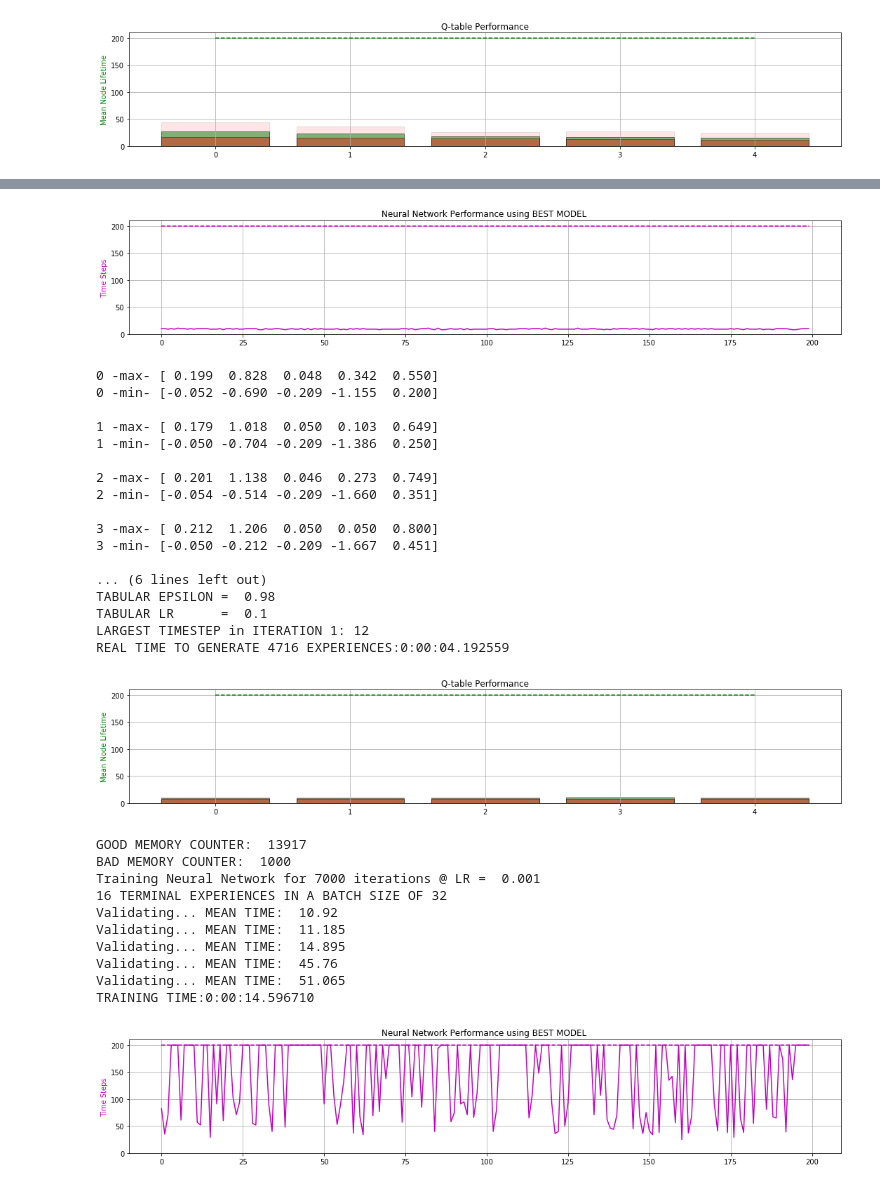
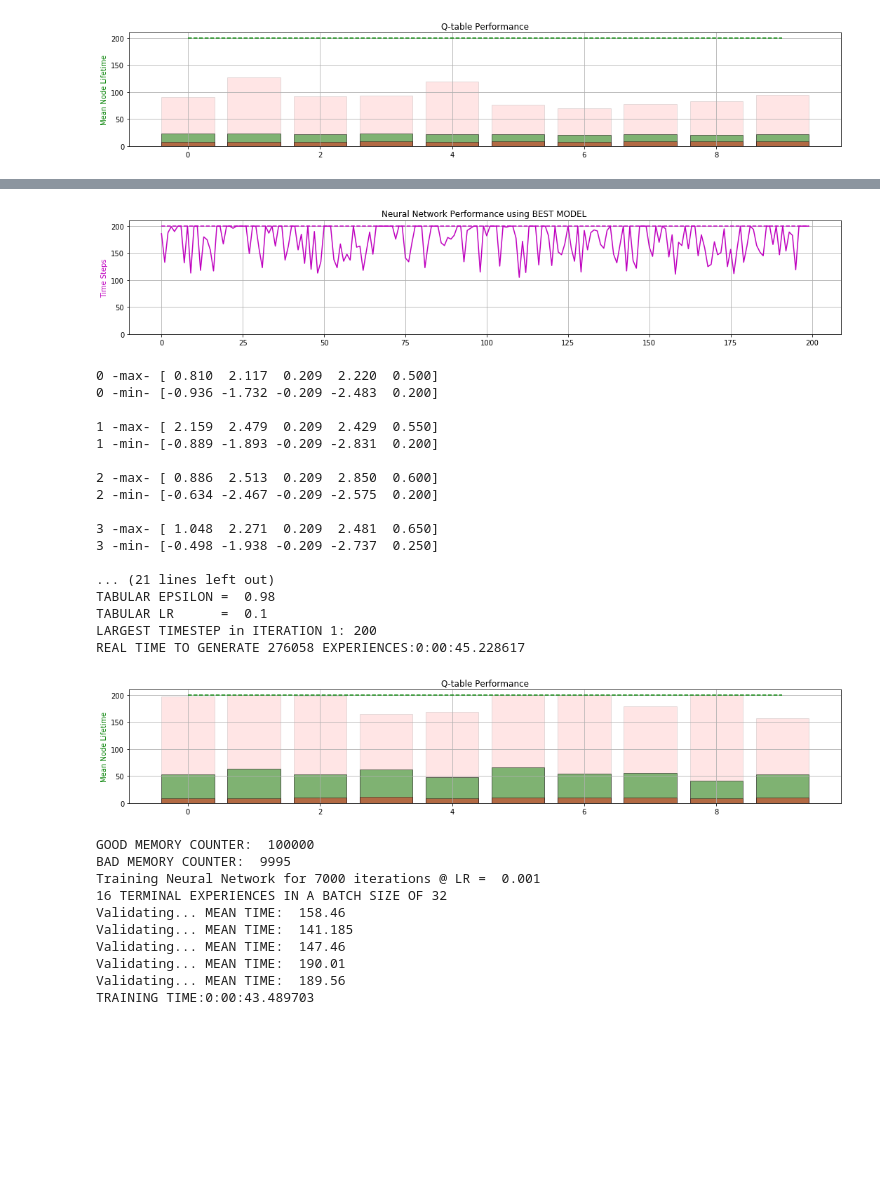
Before and after one commit to 5mali/eco_cartpole, a Jupyter notebook: ECO/ECO_B.ipynb, the cells around one changed output, grey strips where cells are left out. Saved outputs shown, nothing was run; the diff lists cells and outputs as text; code cells hidden in the pictures; blank space fills up the shorter version.

```diff
--- a/ECO/ECO_B.ipynb
+++ b/ECO/ECO_B.ipynb
@@ -85,7 +85,7 @@ TARGET_REPLACE_ITER = 100   # target update frequency
 TERMINAL_BIAS       = 0.5   # no. of terminal memories in batch
 MIN_MEMORY_CAP      = 100000
 # %%
-MAX_NO_OF_ITERATIONS = 10
+MAX_NO_OF_ITERATIONS = 30
 MAX_NN_ITERATIONS    = 7000
 print("Number of ITERATIONS: ",MAX_NO_OF_ITERATIONS)
 # %% [output]
@@ -214,15 +214,15 @@ C_VEL_ABS_MIN = -5
 P_ANG_ABS_MAX =  0.25
 P_ANG_ABS_MIN = -0.25
 
-P_VEL_ABS_MAX =  4.5
-P_VEL_ABS_MIN = -4.5
+P_VEL_ABS_MAX =  6
+P_VEL_ABS_MIN = -6
 
 LENGTH_ABS_MAX = 0.8
 LENGTH_ABS_MIN = 0.2
 # %%
 # SET GRANULARITY
-LO_GRAIN = 10
 HI_GRAIN = 30
+LO_GRAIN = 30
 print("HI_GRAIN = ", HI_GRAIN)
 print("LO_GRAIN = ", LO_GRAIN)
 # %% [output]
@@ -231,5 +231,5 @@ LO_GRAIN =  10
 # %%
-def mp_node_run(node_id, boundary):
+def mp_node_run(node_id, boundary, iteration):
 
     # SET SEED
     ###############################################
@@ -252,7 +252,8 @@ def mp_node_run(node_id, boundary):
     [C_POS_MAX, C_VEL_MAX, P_ANG_MAX, P_VEL_MAX, LENGTH_MAX,
      C_POS_MIN, C_VEL_MIN, P_ANG_MIN, P_VEL_MIN, LENGTH_MIN]  = boundary
     ###############################################
-
+#     LENGTH_MAX = length_mean + 0.05
+#     LENGTH_MIN = length_mean - 0.05
     # CREATE STATE TABLE BORDERS
     ###############################################
     c_pos_s  = np.linspace(C_POS_MIN,  C_POS_MAX,  HI_GRAIN)
@@ -282,7 +283,12 @@ def mp_node_run(node_id, boundary):
     level_up_metric         = 195
 
     exp_rec      = np.empty(N_STATES * 2 + 2)
-    my_EPSILON   = T_EPSILON
+
+    if iteration < 3:
+        my_EPSILON   = (iteration+1) * 0.2 + np.random.uniform(-0.1,0.1)
+    else:
+        my_EPSILON   = T_EPSILON + np.random.uniform(-0.01,0.01)
+
     my_LR        = T_LR
 
     while True:
@@ -328,8 +334,7 @@ def mp_node_run(node_id, boundary):
                 next_state = tuple(discretize(s_, borders))
 
                 # learn
-#                 my_Q_TABLE[this_state][a] = my_Q_TABLE[this_state][a] + my_LR * (r + T_GAMMA * my_Q_TABLE[next_state].max() -
-#                                                                          my_Q_TABLE[this_state][a])
+#                 my_Q_TABLE[this_state][a] = my_Q_TABLE[this_state][a] + my_LR * (r + T_GAMMA * my_Q_TABLE[next_state].max() - my_Q_TABLE[this_state][a])
 
                 if done or time_steps >= TIMESTEP_LIMIT:
                     time_rec[i_episode] = time_steps
@@ -427,16 +432,22 @@ init_node_boundary = [C_POS_ABS_MAX, C_VEL_ABS_MAX, P_ANG_ABS_MAX, P_VEL_ABS_MAX
 node_boundaries = [init_node_boundary] * NO_OF_NODES
 # %%
 while iteration < MAX_NO_OF_ITERATIONS:
+    if iteration < 3:
+        node_EPSILON   = (iteration+1) * 0.2
+    else:
+        node_EPSILON   = T_EPSILON
+
     print("\n")
     print("ITERATION #", iteration)
-    print("TABULAR EPSILON = ", T_EPSILON)
+    print("MEAN TABULAR EPSILON = ", T_EPSILON)
     print("TABULAR LR      = ", T_LR)
 
     tic = datetime.now()
 
     # MAP GYM ENVIRONMENT TO EACH PROCESS IN THE POOL
     ##################################################################
-    arg_list = [arg for arg in zip(range(NO_OF_NODES), node_boundaries)]
+    iter_list = [iteration] * NO_OF_NODES
+    arg_list = [arg for arg in zip(range(NO_OF_NODES), node_boundaries, iter_list)]
     result   = pool.starmap(mp_node_run, arg_list)
     ##################################################################
 
@@ -624 +635 @@ REAL TIME TO GENERATE 10201 EXPERIENCES:0:00:04.538169
-[figure, old version]
+[figure, new version]
@@ -635,30 +646,29 @@ TRAINING TIME:0:00:10.692665
-[figure, old version]
+[figure, new version]
-0 -max- [ 0.199  0.828  0.048  0.342  0.550]
-0 -min- [-0.052 -0.690 -0.209 -1.155  0.200]
+0 -max- [ 0.810  2.117  0.209  2.220  0.500]
+0 -min- [-0.936 -1.732 -0.209 -2.483  0.200]
 
-1 -max- [ 0.179  1.018  0.050  0.103  0.649]
-1 -min- [-0.050 -0.704 -0.209 -1.386  0.250]
+1 -max- [ 2.159  2.479  0.209  2.429  0.550]
+1 -min- [-0.889 -1.893 -0.209 -2.831  0.200]
 
-2 -max- [ 0.201  1.138  0.046  0.273  0.749]
-2 -min- [-0.054 -0.514 -0.209 -1.660  0.351]
+2 -max- [ 0.886  2.513  0.209  2.850  0.600]
+2 -min- [-0.634 -2.467 -0.209 -2.575  0.200]
 
-3 -max- [ 0.212  1.206  0.050  0.050  0.800]
-3 -min- [-0.050 -0.212 -0.209 -1.667  0.451]
+3 -max- [ 1.048  2.271  0.209  2.481  0.650]
+3 -min- [-0.498 -1.938 -0.209 -2.737  0.250]
 
-... (6 lines left out)
+... (21 lines left out)
 TABULAR EPSILON =  0.98
 TABULAR LR      =  0.1
-LARGEST TIMESTEP in ITERATION 1: 12
-REAL TIME TO GENERATE 4716 EXPERIENCES:0:00:04.192559
+LARGEST TIMESTEP in ITERATION 1: 200
+REAL TIME TO GENERATE 276058 EXPERIENCES:0:00:45.228617
-[figure, old version]
+[figure, new version]
-GOOD MEMORY COUNTER:  13917
-BAD MEMORY COUNTER:  1000
+GOOD MEMORY COUNTER:  100000
+BAD MEMORY COUNTER:  9995
 Training Neural Network for 7000 iterations @ LR =  0.001
 16 TERMINAL EXPERIENCES IN A BATCH SIZE OF 32
-Validating... MEAN TIME:  10.92
-Validating... MEAN TIME:  11.185
-Validating... MEAN TIME:  14.895
-Validating... MEAN TIME:  45.76
-Validating... MEAN TIME:  51.065
-TRAINING TIME:0:00:14.596710
+Validating... MEAN TIME:  158.46
+Validating... MEAN TIME:  141.185
+Validating... MEAN TIME:  147.46
+Validating... MEAN TIME:  190.01
+Validating... MEAN TIME:  189.56
+TRAINING TIME:0:00:43.489703
-[figure, removed]
```
Also changed, not shown: parts of 5 cells of this notebook, 2 other files.
